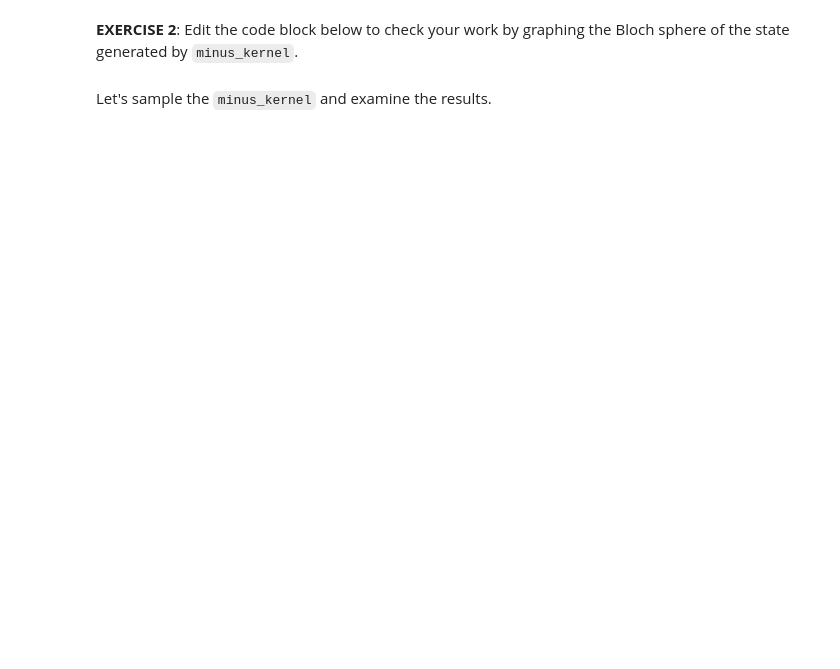
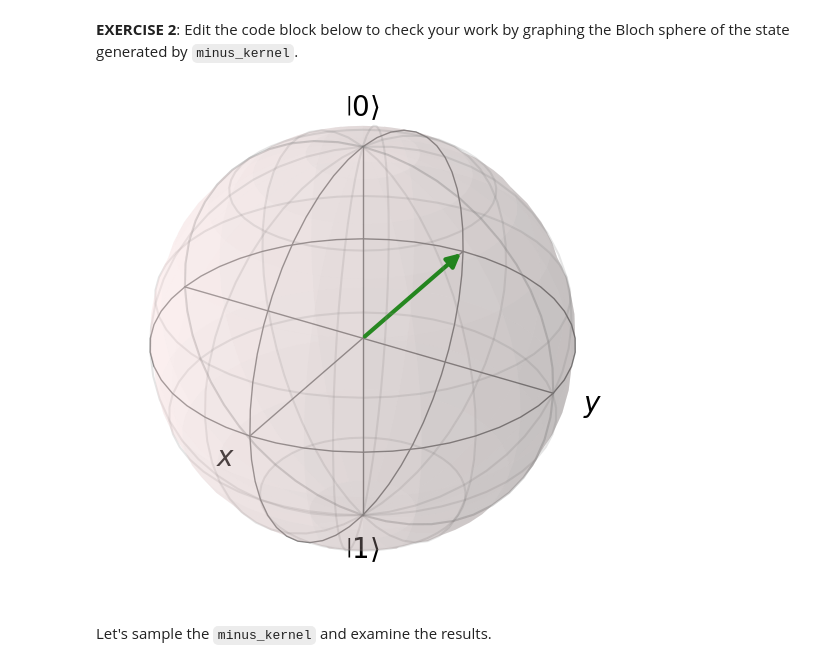
Before and after one commit to kursatkara/cuda-q-academic, a Jupyter notebook: quick-start-to-quantum/01_quick_start_to_quantum_kk.ipynb, the cells around one changed output. Cells and saved outputs as stored; diff of their text form; code cells hidden in the pictures; blank space fills up the shorter version.

```diff
--- a/quick-start-to-quantum/01_quick_start_to_quantum_kk.ipynb
+++ b/quick-start-to-quantum/01_quick_start_to_quantum_kk.ipynb
@@ -448,10 +479,12 @@ print(cudaq.draw(minus_kernel))
 # %%
 # EXERCISE 2
 
 # Visualizing the action of the minus_kernel
 
-sphere = ##FIX_ME##
+sphere = cudaq.add_to_bloch_sphere(cudaq.get_state(minus_kernel))
 cudaq.show(sphere)
+# %% [output]
+[figure, added]
 # %% [markdown]
 Let's sample the `minus_kernel` and examine the results.
 # %%
```
Also changed, not shown: parts of 13 cells of this notebook.
